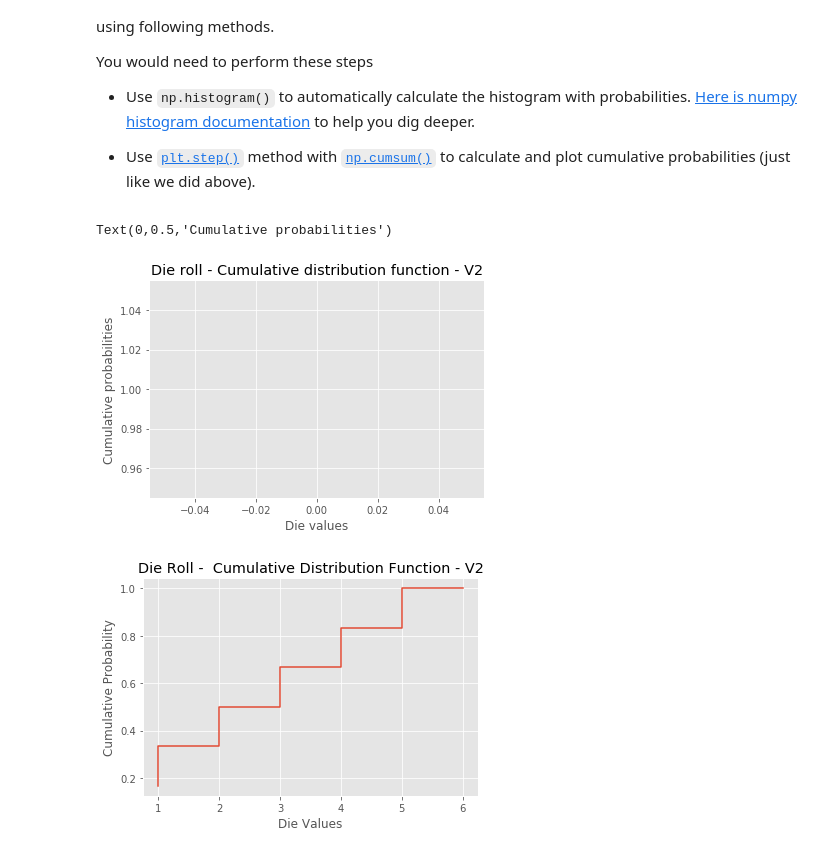
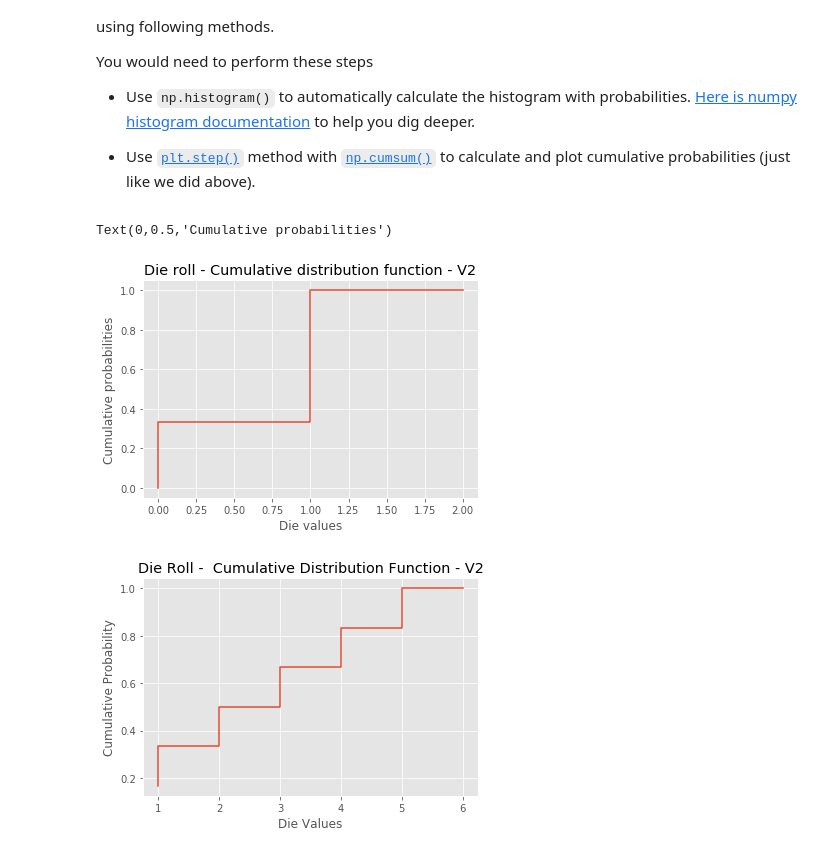
Before and after one commit to Rimab55/dsc-0-09-09-distributions-cdf-lab-nyc-ds-career-012819, a Jupyter notebook: index.ipynb, the cells around one changed output. Saved outputs shown, nothing was run; the diff lists cells and outputs as text; code cells hidden in the pictures.

```diff
--- a/index.ipynb
+++ b/index.ipynb
@@ -83,19 +83,18 @@ You would need to perform these steps
 # %%
 %matplotlib inline
 import warnings
 warnings.simplefilter(action='ignore', category=FutureWarning)
 
 
 import numpy as np
-data = np.histogram([1,2,3,4,5,6],bins = [0,1,2,3
-                                         ], density = True)
+data = np.histogram([1,2,3,4,5,6],bins = [1], density = True)
 plt.step(data[1][:-1], np.cumsum(data[0]))
 plt.title('Die roll - Cumulative distribution function - V2')
 plt.xlabel('Die values')
 plt.ylabel('Cumulative probabilities')
 # %% [output]
 Text(0,0.5,'Cumulative probabilities')
-[figure, old version]
+[figure, new version]
 # %%
 # %% [output]
 [figure]
```
